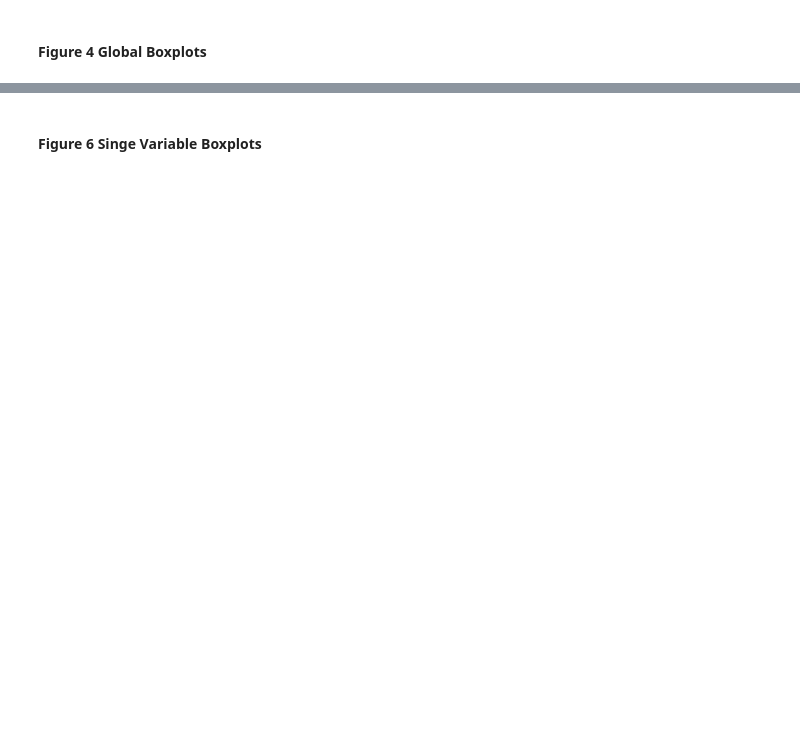
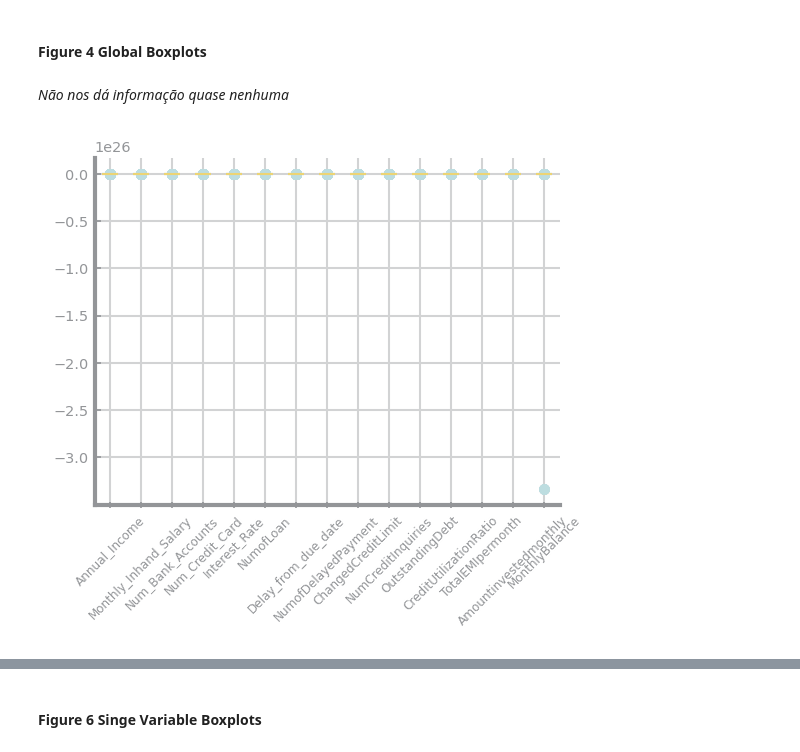
Before and after one commit to franciscoAbreuTecnico/Data-Science-IST, a Jupyter notebook: dataset_services/classification_dataset_2.ipynb, the cells around one changed output, grey strips where cells are left out. Cells and saved outputs as stored; diff of their text form; code cells hidden in the pictures; blank space fills up the shorter version.

```diff
--- a/dataset_services/classification_dataset_2.ipynb
+++ b/dataset_services/classification_dataset_2.ipynb
@@ -166,2 +205,18 @@ show()
 # %% [markdown]
 #### Figure 4 Global Boxplots
+# %% [markdown]
+*Não nos dá informação quase nenhuma*
+# %%
+from matplotlib.pyplot import savefig, show
+from dslabs_functions import get_variable_types
+
+variables_types: dict[str, list] = get_variable_types(dataset)
+numeric: list[str] = variables_types["numeric"]
+if [] != numeric:
+    dataset[numeric].boxplot(rot=45)
+    savefig(f"images/fig_4_global_boxplot.png")
+    show()
+else:
+    print("There are no numeric variables.")
+# %% [output]
+[figure, added]
```
Also changed, not shown: parts of 12 cells of this notebook, 10 other files.
